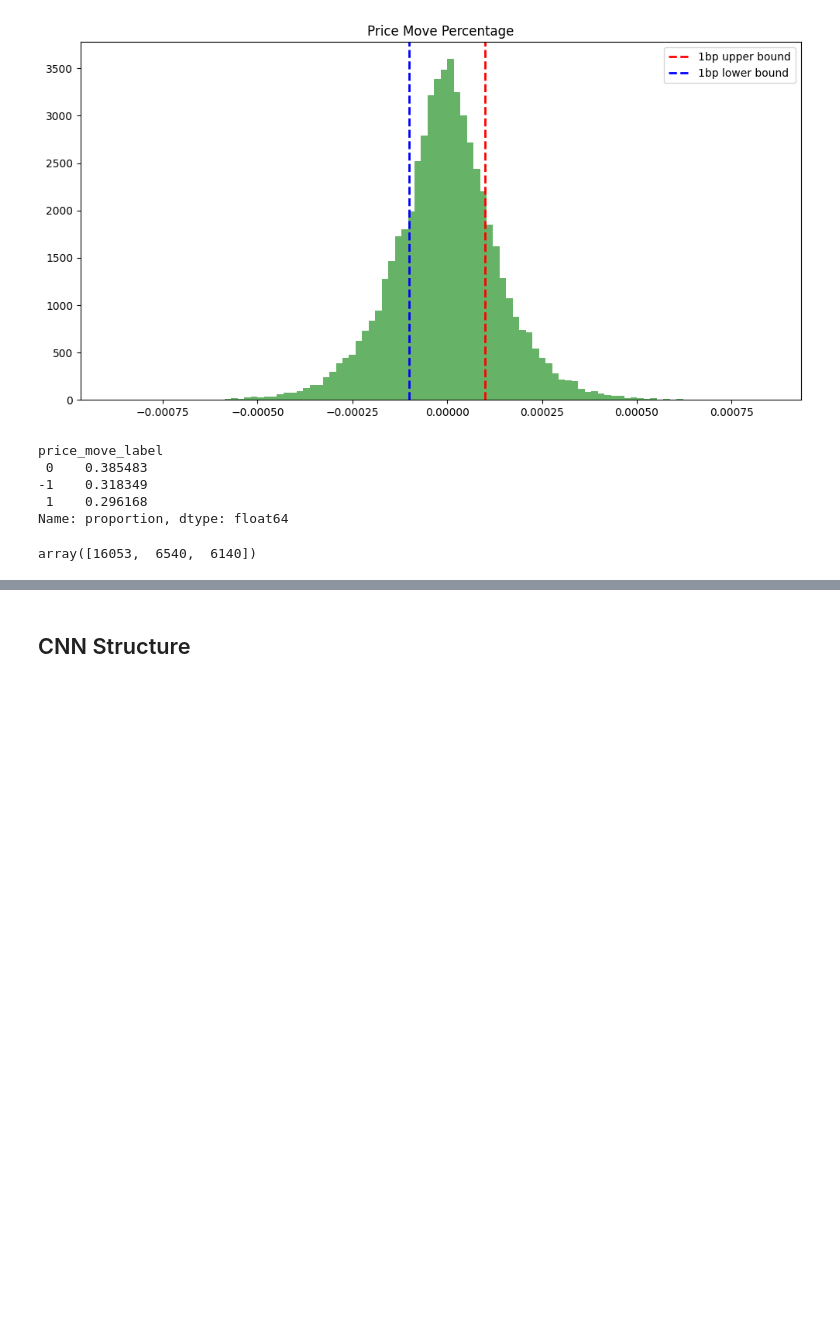
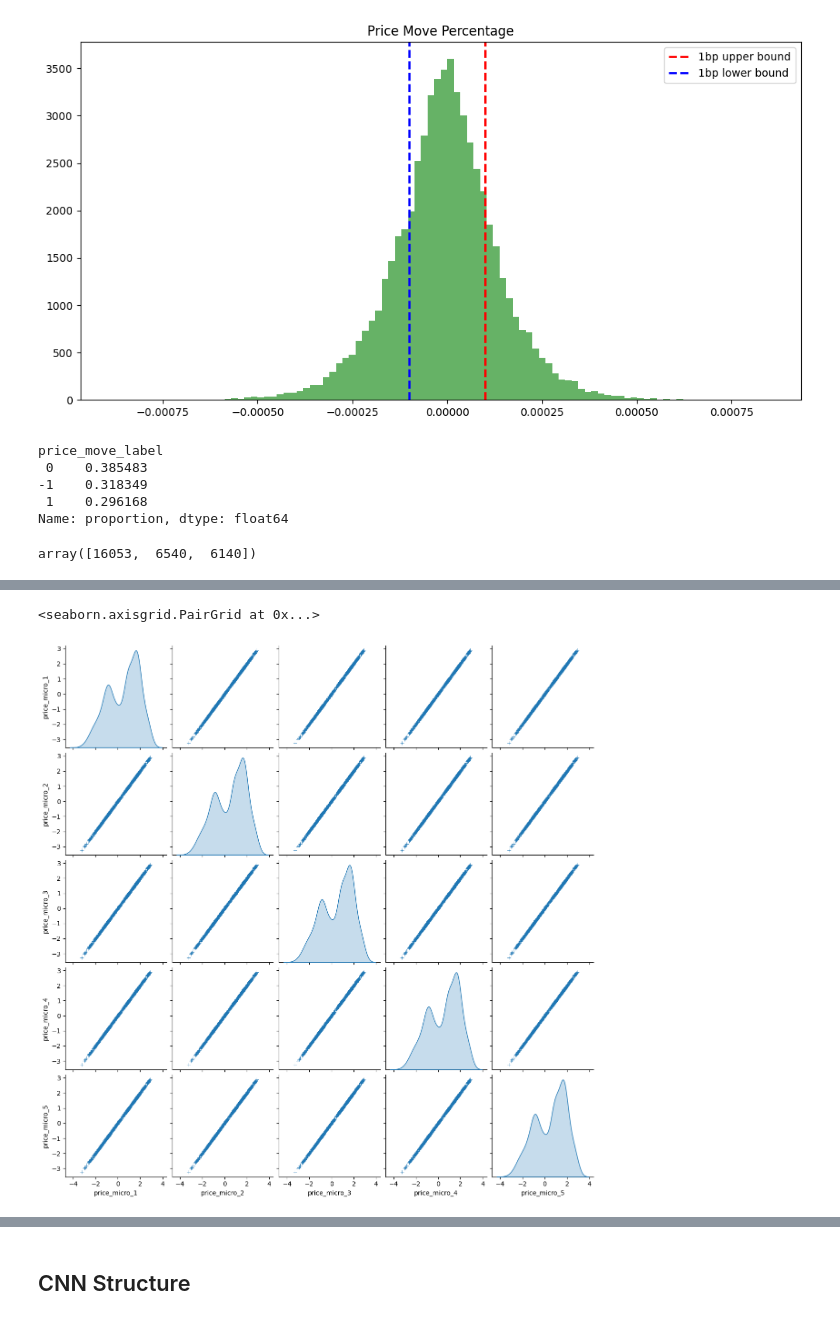
Before and after one commit to MatthewChang3721/DeepLOB, a Jupyter notebook: DeepLOB_demo.ipynb, the cells around one changed output, grey strips where cells are left out. Saved outputs shown, nothing was run; the diff lists cells and outputs as text; code cells hidden in the pictures; blank space fills up the shorter version.

Commit message:
test on price micro distridution

```diff
--- a/DeepLOB_demo.ipynb
+++ b/DeepLOB_demo.ipynb
@@ -40,3 +40,8 @@ df['MidPrice']
 28627    8689.9
 28628    8689.9
 Name: MidPrice, Length: 28629, dtype: float64
+# %%
+for i in range(1,6):
+    df[f'askcumSize{i}'] = df[f'askSize{i}'] + (df[f'askcumSize{i-1}'] if i != 1 else 0)
+    df[f'bidcumSize{i}'] = df[f'bidSize{i}'] + (df[f'bidcumSize{i-1}'] if i != 1 else 0)
+df.head()
@@ -156,0 +154,16 @@ df_selected
+# %%
+from pathlib import Path
+base_path = Path('Data/Normalized_data')
+csv_files = sorted(base_path.glob('normalized_*.csv'))
+print(f"Found {len(csv_files)} CSV files to merge.")
+
+def load_and_transform(file):
+    df = pd.read_csv(file)
+    # 你的逻辑：标签 + 1
+    df['price_move_label'] = df['price_move_label'] + 1
+    return df
+
+data_frames = [load_and_transform(f) for f in csv_files]
+
+big_df = pd.concat(data_frames, ignore_index=True)
+big_df.info()
@@ -156,0 +185,13 @@ df_selected
+# %%
+import seaborn as sns
+import matplotlib.pyplot as plt
+
+feature_cols = [col for col in big_df.columns if col.startswith('price_micro')]
+df_subset = big_df[feature_cols].sample(n=1000, random_state=42)
+
+# 2. 绘制 Pair Scatter
+# hue 参数可以指定按类别上色，如果你有分类标签的话
+sns.pairplot(df_subset, diag_kind='kde', markers='+')
+# %% [output]
+<seaborn.axisgrid.PairGrid at 0x...>
+[figure, added]
```
Also changed, not shown: parts of 9 cells of this notebook, 2 other files.
